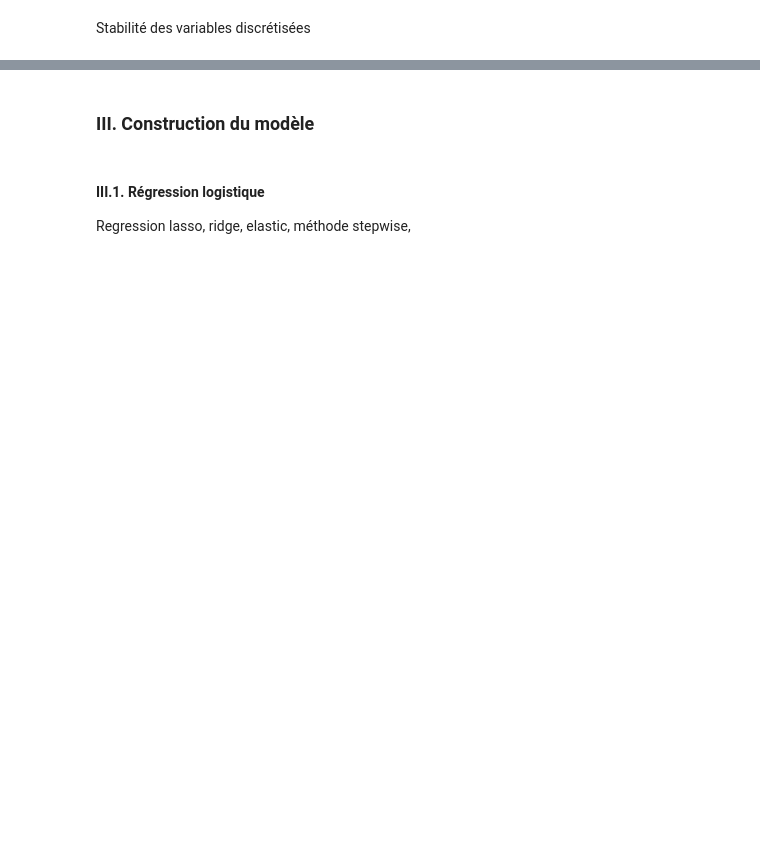
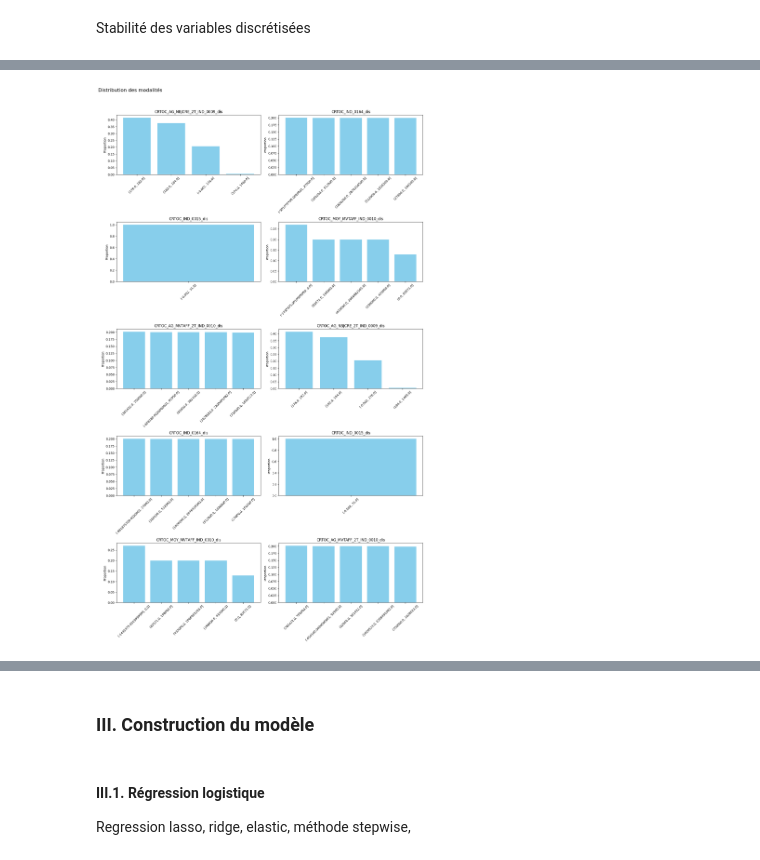
Before and after one commit to cheryl-kdio/Scoring-pj, a Jupyter notebook: desc.ipynb, the cells around one changed output, grey strips where cells are left out. Saved outputs shown, nothing was run; the diff lists cells and outputs as text; code cells hidden in the pictures; blank space fills up the shorter version.

```diff
--- a/desc.ipynb
+++ b/desc.ipynb
@@ -881,0 +830,5 @@ functions.tx_rsq_par_var(dis_data,new_vars,date,cible)
+# %%
+importlib.reload(functions)
+functions.plot_cat_vars_distributions(X_train_temp, discretized_columns, cols=2)
+# %% [output]
+[figure, added]
```
Also changed, not shown: parts of 31 cells of this notebook, 1 other file.
